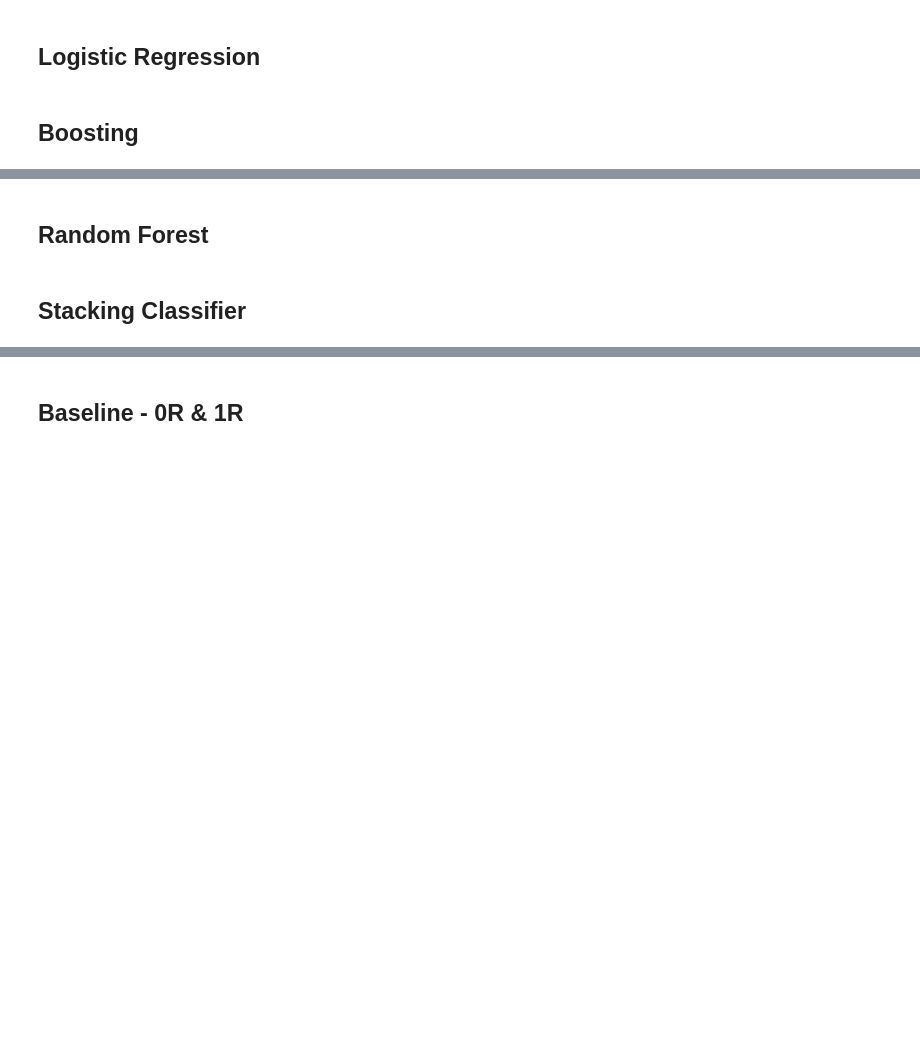
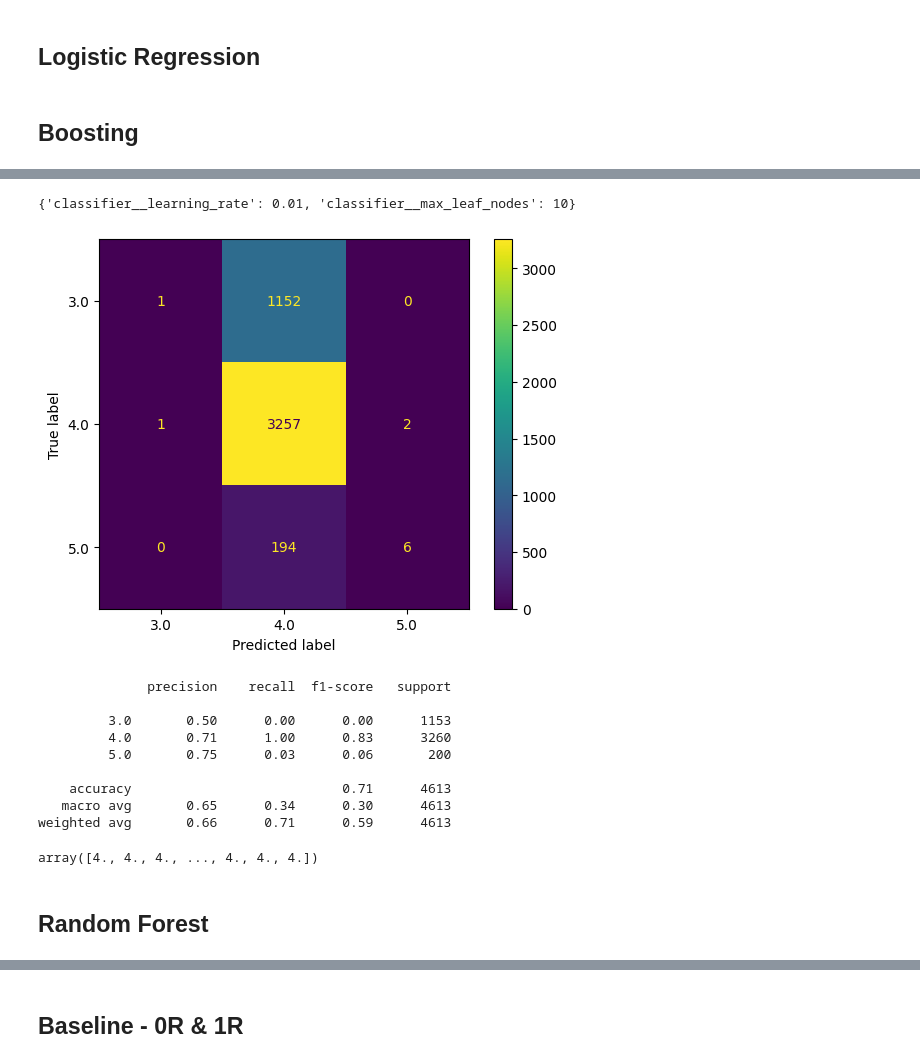
Before and after one commit to 7angel4/Goodreads-rating-classification, a Jupyter notebook: comp30027-a2.ipynb, the cells around one changed output, grey strips where cells are left out. Drawn from its saved outputs; the diff is of its cells as text; code cells hidden in the pictures; blank space fills up the shorter version.

Commit message:
Tuned the boosting + random forest clf's.
- Boosting uses ordinal encoder in the pipeline
- Moved some extra stuff from the main file to the Appendix

```diff
--- a/comp30027-a2.ipynb
+++ b/comp30027-a2.ipynb
@@ -612,7 +613,7 @@ class StackingNB(ClassifierMixin, BaseEstimator):
         X = X.copy()
         X[CATEGORICAL_FEATURES] = self.encoder.transform(X[CATEGORICAL_FEATURES])
 
-        for i in [0,1]:
+        for i in range(len(CATEGORICAL_FEATURES)):
             X[CATEGORICAL_FEATURES[i]] = X[CATEGORICAL_FEATURES[i]].replace(-1, self.encoder.categories_[i].size)
         #print(X[CATEGORICAL_FEATURES])
 
@@ -838,0 +796,13 @@ validate_and_test(adab, transformed_X_train, y_train, transformed_X_val, y_val)
+# %%
+categorical_preprocessor = OrdinalEncoder(handle_unknown="use_encoded_value",
+                                          unknown_value=-1)
+
+preprocessor = ColumnTransformer([
+    ('cat_preprocessor', categorical_preprocessor, CATEGORICAL_FEATURES)],
+    remainder='passthrough', sparse_threshold=0)
+
+hgb = Pipeline([
+    ("preprocessor", preprocessor),
+    ("classifier",
+     HistGradientBoostingClassifier(random_state=30027, max_leaf_nodes=12, learning_rate=0.01))])
+hgb
@@ -839,3 +895,23 @@ validate_and_test(adab, transformed_X_train, y_train, transformed_X_val, y_val)
+# %%
+cv_results.iloc[1,0]
+# %% [output]
+{'classifier__learning_rate': 0.01, 'classifier__max_leaf_nodes': 10}
+# %%
+hgb.fit(X_train, y_train)
+evaluate(hgb, X_val, y_val)
+#validate_and_test(hgb, X_train, y_train, X_val, y_val)
+# %% [output]
+[figure, added]
+              precision    recall  f1-score   support
+
+         3.0       0.50      0.00      0.00      1153
+         4.0       0.71      1.00      0.83      3260
+         5.0       0.75      0.03      0.06       200
+
+    accuracy                           0.71      4613
+   macro avg       0.65      0.34      0.30      4613
+weighted avg       0.66      0.71      0.59      4613
+array([4., 4., 4., ..., 4., 4., 4.])
 # %% [markdown]
 ## Random Forest
 # %%
@@ -846,2 +923,0 @@ validate_and_test(rf, X_train, y_train, X_val, y_val)
-# %% [markdown]
-## Stacking Classifier
```
Also changed, not shown: parts of 28 cells of this notebook.
